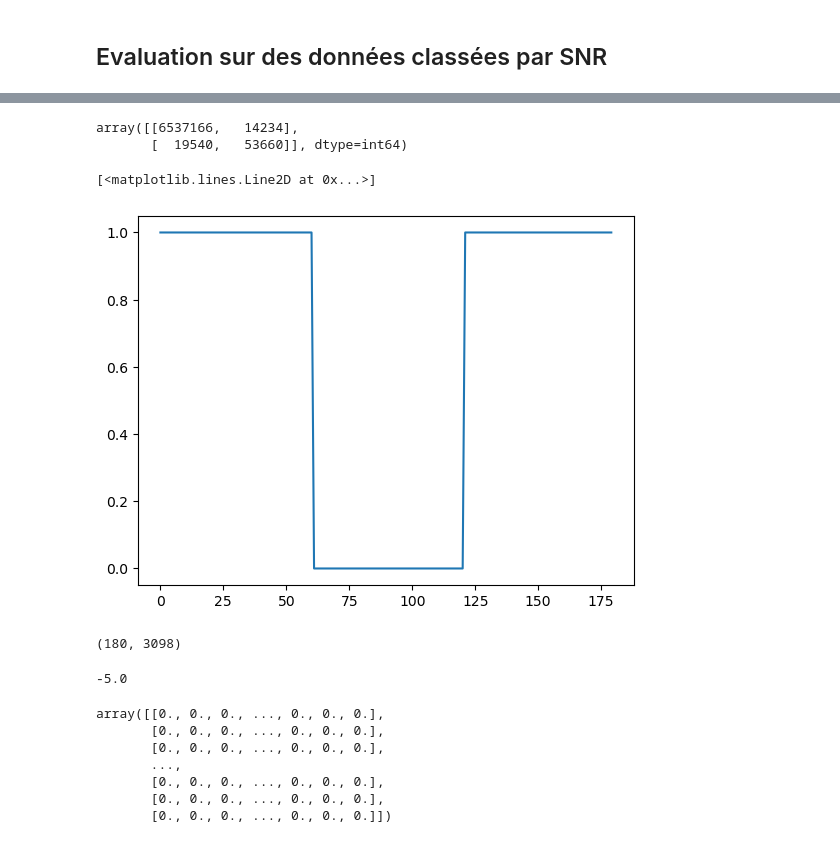
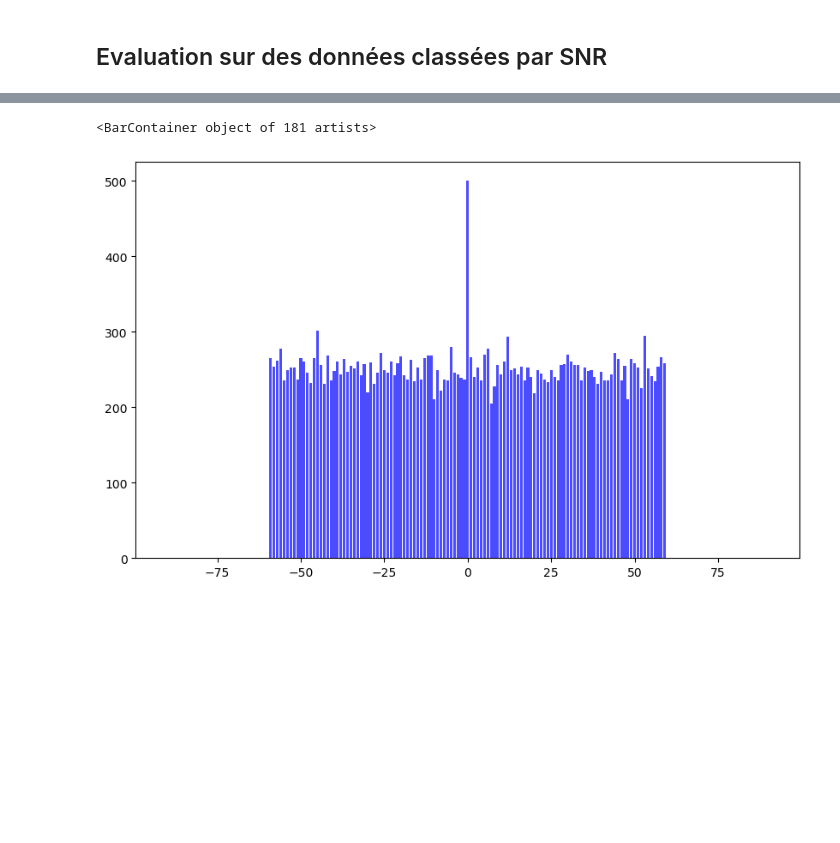
Before and after one commit to Littleyns/ProjetRadarIA, a Jupyter notebook: MainRadar.ipynb, the cells around one changed output, grey strips where cells are left out. Cells and saved outputs as stored; diff of their text form; code cells hidden in the pictures; blank space fills up the shorter version.

```diff
--- a/MainRadar.ipynb
+++ b/MainRadar.ipynb
@@ -128,5 +137,0 @@ conf_matrix_global = np.sum(conf_matrices, axis=0)
-# %%
-conf_matrix_global
-# %% [output]
-array([[6537166,   14234],
-       [  19540,   53660]], dtype=int64)
@@ -138,23 +138,11 @@ r = [np.max(yy[:,i]) for i in range(180)]
-# %%
-plt.plot(r)
-# %% [output]
-[<matplotlib.lines.Line2D at 0x...>]
-[figure, removed]
-# %%
-yy.shape
-# %% [output]
-(180, 3098)
-# %%
-yy[0][-1]
-# %% [output]
--5.0
-# %%
-radar_dataset2.y
-# %% [output]
-array([[0., 0., 0., ..., 0., 0., 0.],
-       [0., 0., 0., ..., 0., 0., 0.],
-       [0., 0., 0., ..., 0., 0., 0.],
-       ...,
-       [0., 0., 0., ..., 0., 0., 0.],
-       [0., 0., 0., ..., 0., 0., 0.],
-       [0., 0., 0., ..., 0., 0., 0.]])
+# %%
+#Distribution des labels de la dataset
+nombre_exemples_par_angle = np.sum(radar_dataset2.y, axis=0)
+angles = np.arange(181)-90
+
+# Créer l'histogramme
+plt.figure(figsize=(10, 6))
+plt.bar(angles, nombre_exemples_par_angle, color='blue', alpha=0.7)
+# %% [output]
+<BarContainer object of 181 artists>
+[figure, added]
```
Also changed, not shown: parts of 18 cells of this notebook, 23 other files.
